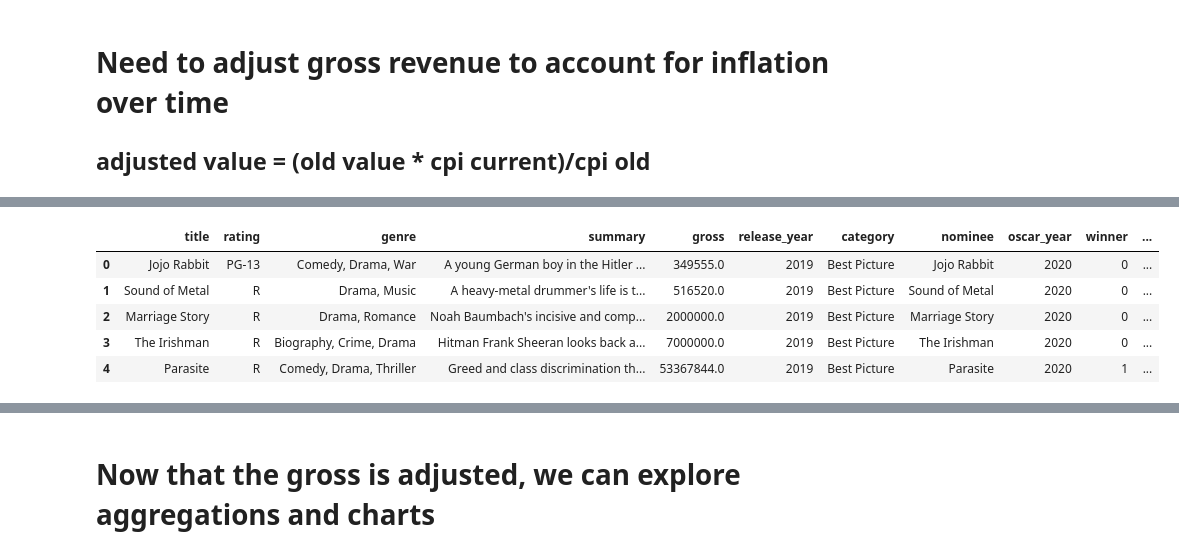
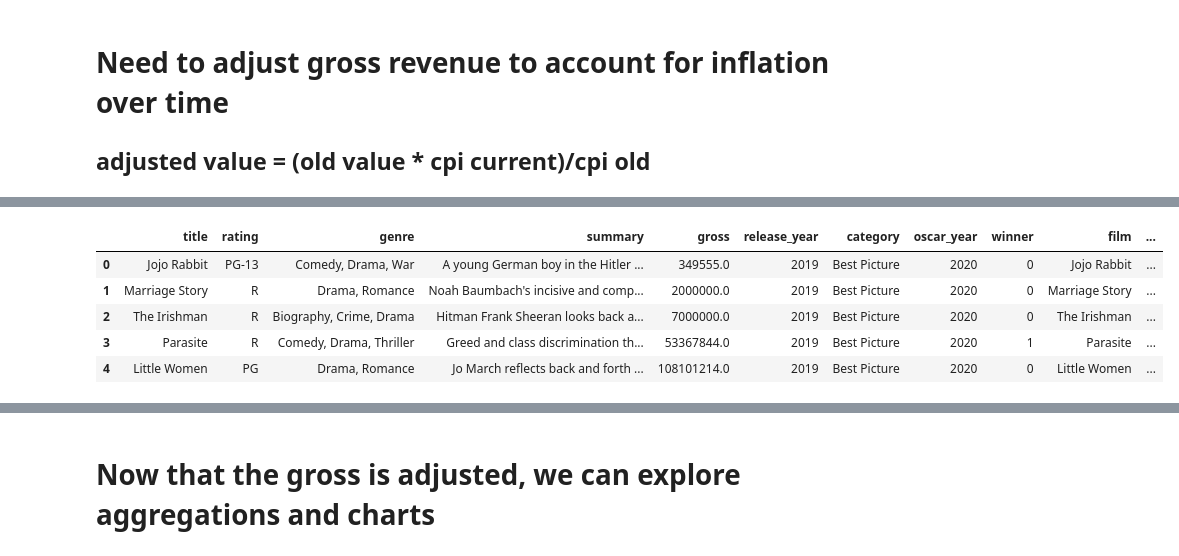
Before and after one commit to zoeteets/capstone, a Jupyter notebook: financial adjusted & explored.ipynb, the cells around one changed output, grey strips where cells are left out. Drawn from its saved outputs; the diff is of its cells as text; code cells hidden in the pictures.

```diff
--- a/financial adjusted & explored.ipynb
+++ b/financial adjusted & explored.ipynb
@@ -17,5 +17,6 @@ import seaborn as sns
 # %%
+#### NEED TO RE_RUN WITH ANNUAL CPI, NOT AVG for most accurate numbers
 #import CPI (Consumer Price Index for "all items" from US Bereau of Labor Statistics)
-cpi = pd.read_csv('avg_inflation_by_year.csv')
+cpi = pd.read_csv('annual_cpi.csv')
 cpi.head()
 # %% [output]
@@ -50,14 +51,14 @@ memory usage: 36.8+ KB
 # %%
 #join tables on year - Gross revenue is totalled in oscar year (not release year)
-normalized = pd.merge(bp_full_df, cpi, left_on= 'oscar_year', right_on ='Year', how='outer')
+adjusted = pd.merge(bp_full_df, cpi, left_on= 'oscar_year', right_on ='year', how='outer')
 
-normalized.head()
+adjusted.head()
 # %% [output]
-|  | title | rating | genre | summary | gross | release_year | category | nominee | oscar_year | winner | ... |
-| 0 | Jojo Rabbit | PG-13 | Comedy, Drama, War | A young German boy in the Hitler ... | 349555.0 | 2019 | Best Picture | Jojo Rabbit | 2020 | 0 | ... |
-| 1 | Sound of Metal | R | Drama, Music | A heavy-metal drummer's life is t... | 516520.0 | 2019 | Best Picture | Sound of Metal | 2020 | 0 | ... |
-| 2 | Marriage Story | R | Drama, Romance | Noah Baumbach's incisive and comp... | 2000000.0 | 2019 | Best Picture | Marriage Story | 2020 | 0 | ... |
-| 3 | The Irishman | R | Biography, Crime, Drama | Hitman Frank Sheeran looks back a... | 7000000.0 | 2019 | Best Picture | The Irishman | 2020 | 0 | ... |
-| 4 | Parasite | R | Comedy, Drama, Thriller | Greed and class discrimination th... | 53367844.0 | 2019 | Best Picture | Parasite | 2020 | 1 | ... |
+|  | title | rating | genre | summary | gross | release_year | category | oscar_year | winner | film | ... |
+| 0 | Jojo Rabbit | PG-13 | Comedy, Drama, War | A young German boy in the Hitler ... | 349555.0 | 2019 | Best Picture | 2020 | 0 | Jojo Rabbit | ... |
+| 1 | Marriage Story | R | Drama, Romance | Noah Baumbach's incisive and comp... | 2000000.0 | 2019 | Best Picture | 2020 | 0 | Marriage Story | ... |
+| 2 | The Irishman | R | Biography, Crime, Drama | Hitman Frank Sheeran looks back a... | 7000000.0 | 2019 | Best Picture | 2020 | 0 | The Irishman | ... |
+| 3 | Parasite | R | Comedy, Drama, Thriller | Greed and class discrimination th... | 53367844.0 | 2019 | Best Picture | 2020 | 1 | Parasite | ... |
+| 4 | Little Women | PG | Drama, Romance | Jo March reflects back and forth ... | 108101214.0 | 2019 | Best Picture | 2020 | 0 | Little Women | ... |
 # %%
 #give 2020 cpi a column for future calculations
```
Also changed, not shown: parts of 51 cells of this notebook.
